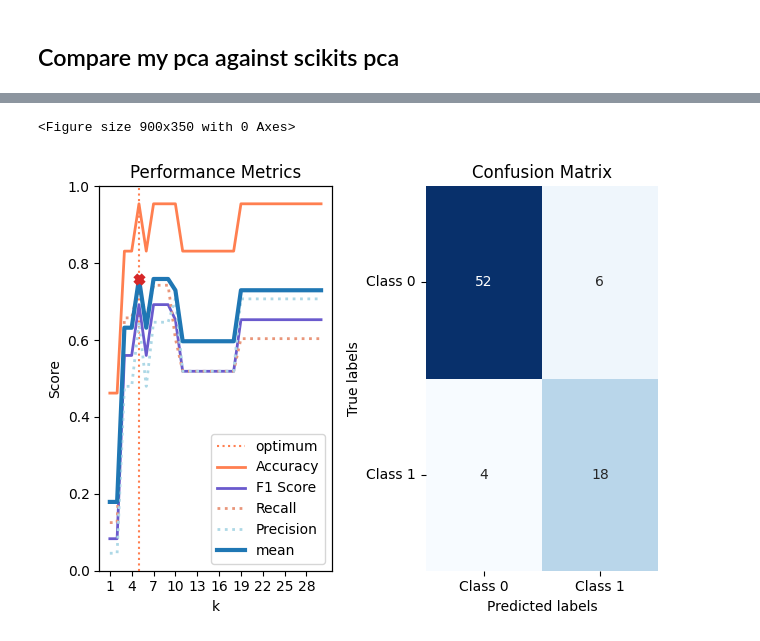
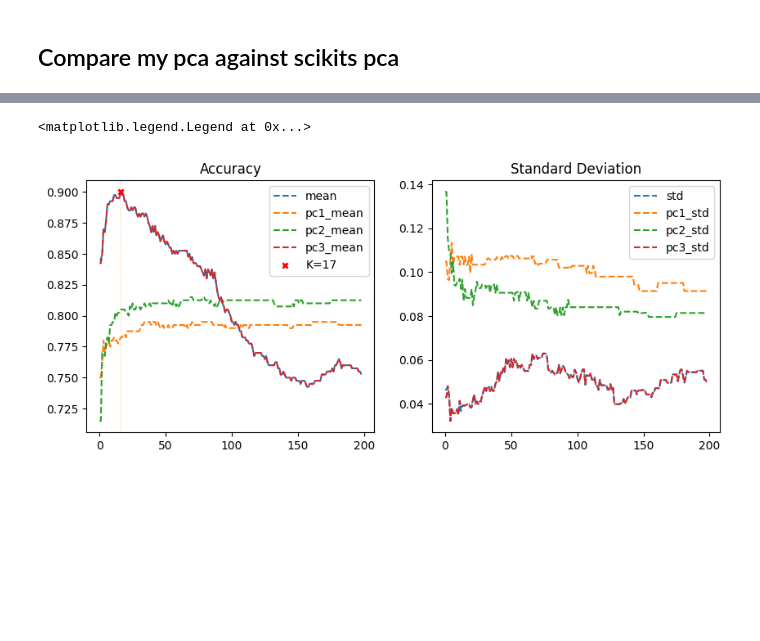
Before and after one commit to devabz/IKT215-G-PCA-KNN, a Jupyter notebook: main.ipynb, the cells around one changed output, grey strips where cells are left out. Cells and saved outputs as stored; diff of their text form; code cells hidden in the pictures; blank space fills up the shorter version.

```diff
--- a/main.ipynb
+++ b/main.ipynb
@@ -12,7 +12,9 @@ from plots import *
 # %% [markdown]
 ## KNN Class
 # %%
-class KNN:
+from sklearn.base import BaseEstimator, ClassifierMixin
+
+class KNN(BaseEstimator, ClassifierMixin):
     def __init__(self, k=3):
         self.k = k
         self.X_train = None
@@ -25,6 +27,7 @@ class KNN:
     def fit(self, X, y):
         self.X_train = X
         self.y_train = y
+        return self
 
     def predict(self, X):
         y_pred = [self._predict(x) for x in X]
@@ -46,6 +49,18 @@ class KNN:
         # Get the most common label
         most_common = vote_counts.most_common(1)
         return most_common[0][0]
+
+    def score(self, X, y):
+        y_pred = self.predict(X)
+        return np.mean(y_pred == y)
+
+    def get_params(self, deep=True):
+        return {'k': self.k}
+
+    def set_params(self, **params):
+        for parameter, value in params.items():
+            setattr(self, parameter, value)
+        return self
 # %% [markdown]
 ## PCA Function
 # %%
@@ -133,5 +119,0 @@ Wall time: 27.3 s
-# %%
-fig = plot_metric_confusion_matrix(y_test=y_test, logs=values3, figsize=(9, 3.5))
-# %% [output]
-<Figure size 900x350 with 0 Axes>
-[figure, removed]
@@ -137,0 +122,30 @@ fig = plot_metric_confusion_matrix(y_test=y_test, logs=values3, figsize=(9, 3.5)
+# %%
+results = []
+reduced = pca_reduction(X, 3)['matrix']
+for k in tqdm(range(1, 200)):
+    scores = cross_val_score(estimator=KNN(k=k), X=X, y=y, cv=5)
+    pc1 = cross_val_score(estimator=KNN(k=k), X=reduced[:, :1], y=y, cv=5)
+    pc2 = cross_val_score(estimator=KNN(k=k), X=reduced[:, :2], y=y, cv=5)
+    pc3 = cross_val_score(estimator=KNN(k=k), X=reduced[:, :3], y=y, cv=5)
+    results.append(dict(
+        k=k, mean=scores.mean(),
+        pc1_mean=pc1.mean(),
+        pc2_mean=pc2.mean(),
+        pc3_mean=pc3.mean(),
+        std=scores.std(),
+        pc1_std=pc1.std(),
+        pc2_std=pc2.std(),
+        pc3_std=pc3.std(),
+    ))
+# %%
+cv = pd.DataFrame(results)
+fig, (ax1, ax2) = plt.subplots(1, 2, figsize=(10, 4))
+cv[['mean', 'pc1_mean', 'pc2_mean', 'pc3_mean']].plot(linestyle='--', ax=ax1, title='Accuracy')
+cv[['std', 'pc1_std', 'pc2_std', 'pc3_std']].plot(linestyle='--', ax=ax2, title='Standard Deviation')
+ax1.axvline(np.argmax(cv['mean']), linestyle='--', color='tab:orange', zorder=-1, linewidth=0.2)
+idx = np.argmax(cv['mean'])
+ax1.scatter(idx, cv['mean'][idx], zorder=10, s=20, marker='x', color='red', label=f'K={x + 1}', linewidth=2)
+ax1.legend()
+# %% [output]
+<matplotlib.legend.Legend at 0x...>
+[figure, added]
```
Also changed, not shown: parts of 15 cells of this notebook, 6 other files.
